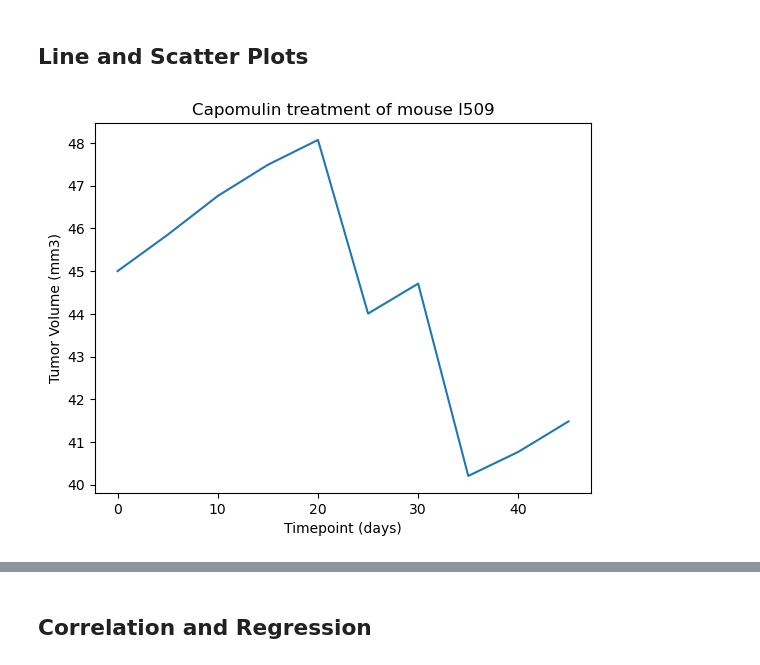
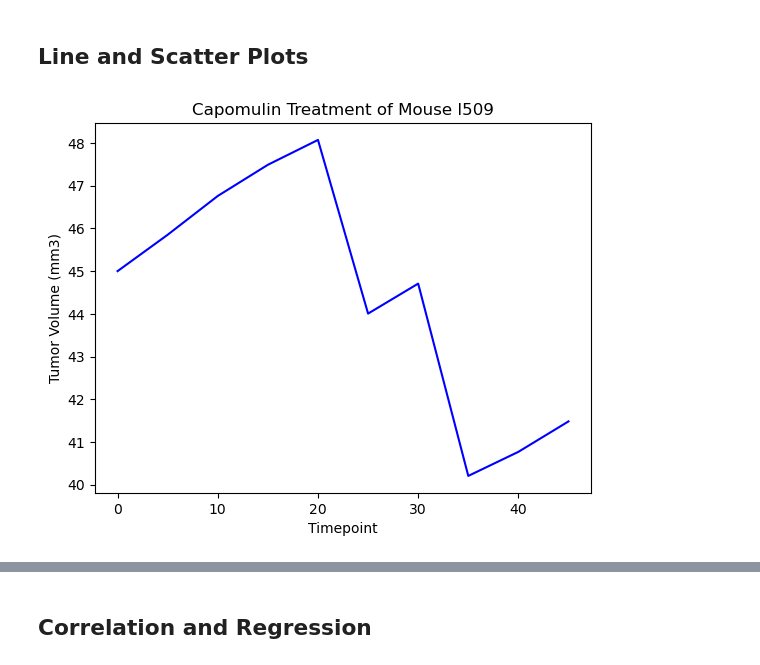
Before and after one commit to CalebCutrer/DataVisualization-Challenge, a Jupyter notebook: pymaceuticals.ipynb, the cells around one changed output, grey strips where cells are left out. Cells and saved outputs as stored; diff of their text form; code cells hidden in the pictures.

```diff
--- a/pymaceuticals.ipynb
+++ b/pymaceuticals.ipynb
@@ -234,5 +229,14 @@ Ceftamin's potential outliers: Series([], Name: Tumor Volume (mm3), dtype: float
 ## Line and Scatter Plots
 # %%
 # Generate a line plot of tumor volume vs. time point for a single mouse treated with Capomulin
+mouse = "l509"
+Cap_mouse = newdf.loc[newdf["Mouse ID"] == mouse, ["Timepoint", "Tumor Volume (mm3)"]]
+
+plt.plot(Cap_mouse["Timepoint"], Cap_mouse["Tumor Volume (mm3)"], color = 'b')
+plt.title("Capomulin Treatment of Mouse l509")
+plt.xlabel("Timepoint")
+plt.ylabel("Tumor Volume (mm3)")
+
+plt.show()
 # %% [output]
-[figure, old version]
+[figure, new version]
```
Also changed, not shown: parts of 10 cells of this notebook.
